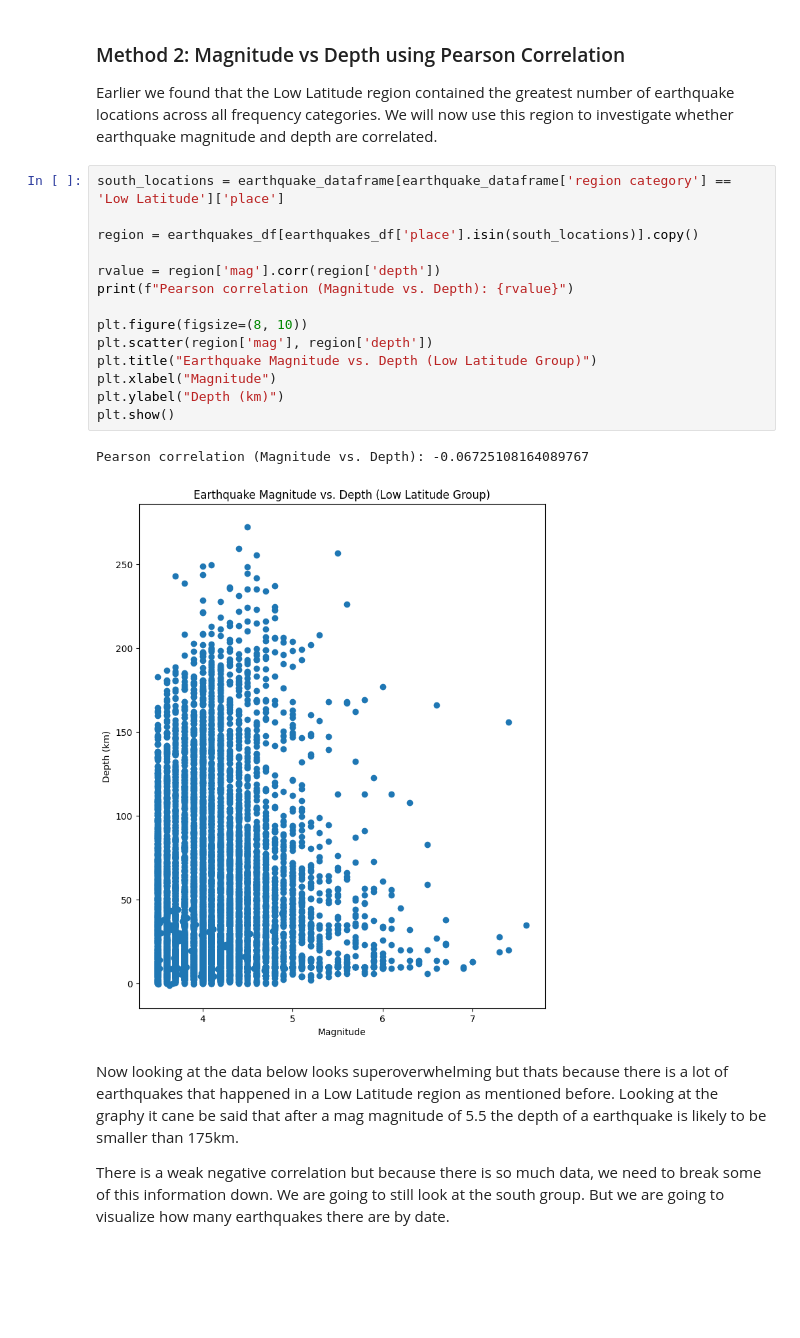
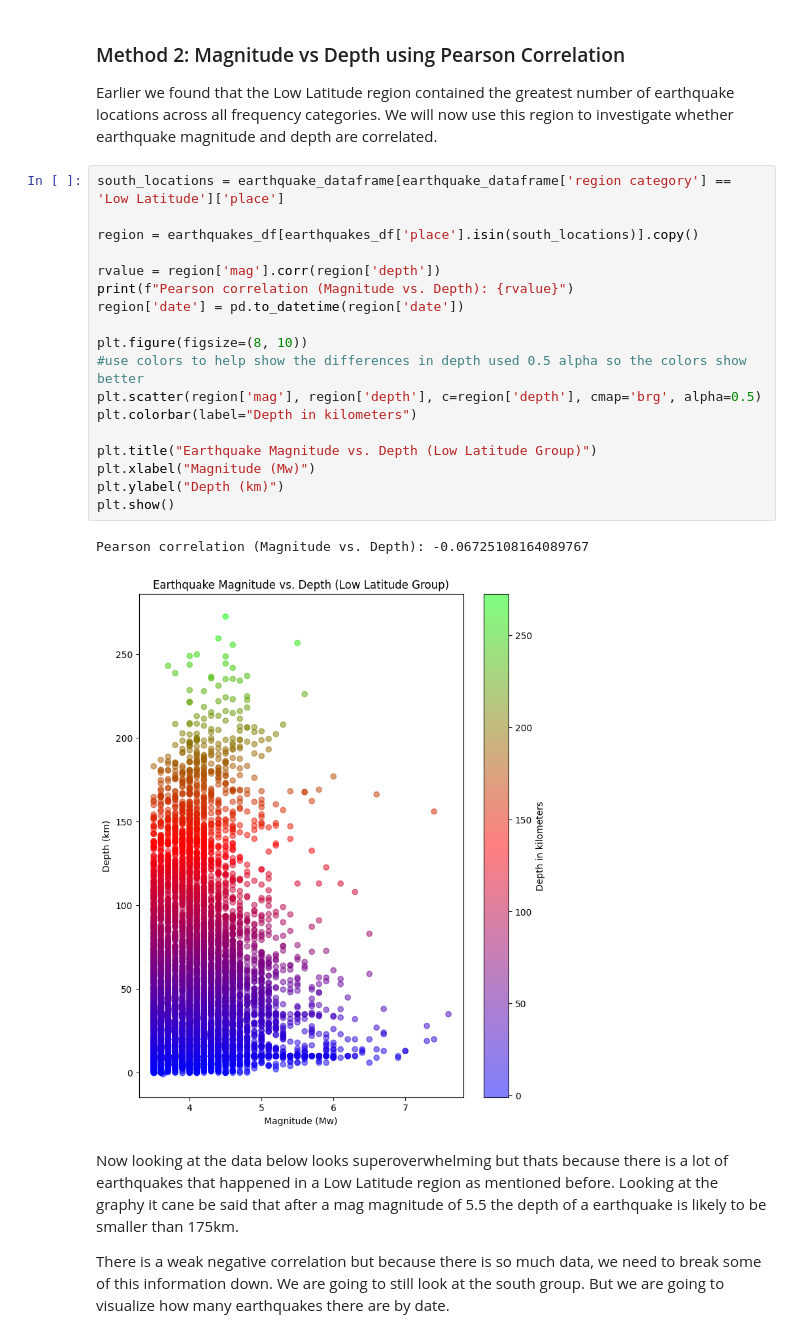
Before and after one commit to NatalieFig/cmsc320finalproj, a Jupyter notebook: CMSC320_Final_Project.ipynb, the cells around one changed output. Drawn from its saved outputs; the diff is of its cells as text; blank space fills up the shorter version.

```diff
--- a/CMSC320_Final_Project.ipynb
+++ b/CMSC320_Final_Project.ipynb
@@ -219,20 +224,24 @@ Earlier we found that the Low Latitude region contained the greatest number of e
 # %%
 south_locations = earthquake_dataframe[earthquake_dataframe['region category'] == 'Low Latitude']['place']
 
 region = earthquakes_df[earthquakes_df['place'].isin(south_locations)].copy()
 
 rvalue = region['mag'].corr(region['depth'])
 print(f"Pearson correlation (Magnitude vs. Depth): {rvalue}")
+region['date'] = pd.to_datetime(region['date'])
 
 plt.figure(figsize=(8, 10))
-plt.scatter(region['mag'], region['depth'])
+#use colors to help show the differences in depth used 0.5 alpha so the colors show better
+plt.scatter(region['mag'], region['depth'], c=region['depth'], cmap='brg', alpha=0.5)
+plt.colorbar(label="Depth in kilometers")
+
 plt.title("Earthquake Magnitude vs. Depth (Low Latitude Group)")
-plt.xlabel("Magnitude")
+plt.xlabel("Magnitude (Mw)")
 plt.ylabel("Depth (km)")
 plt.show()
 # %% [output]
 Pearson correlation (Magnitude vs. Depth): -0.06725108164089767
-[figure, old version]
+[figure, new version]
 # %% [markdown]
 Now looking at the data below looks superoverwhelming but thats because there is a lot of earthquakes that happened in a Low Latitude region as mentioned before. Looking at the graphy it cane be said that after a mag magnitude of 5.5 the depth of a earthquake is likely to be smaller than 175km.
 
```
Also changed, not shown: parts of 12 cells of this notebook.
